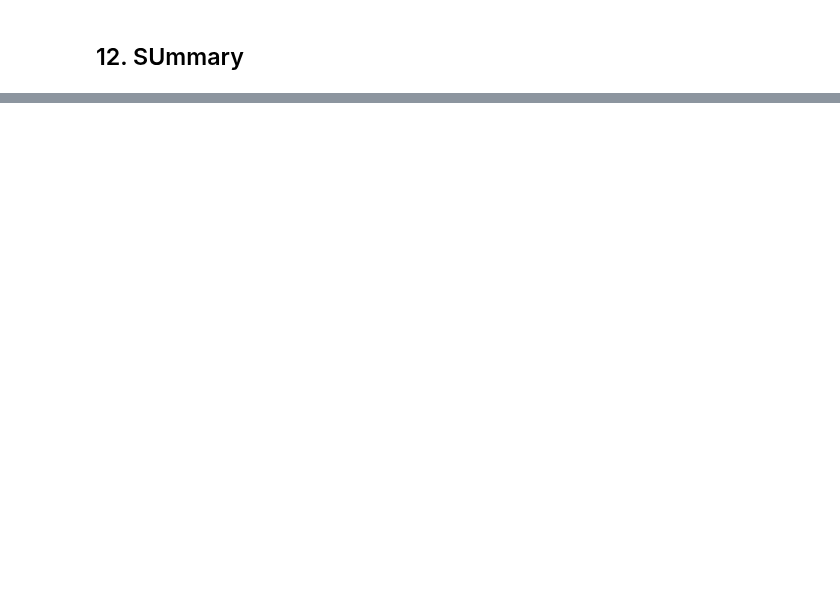
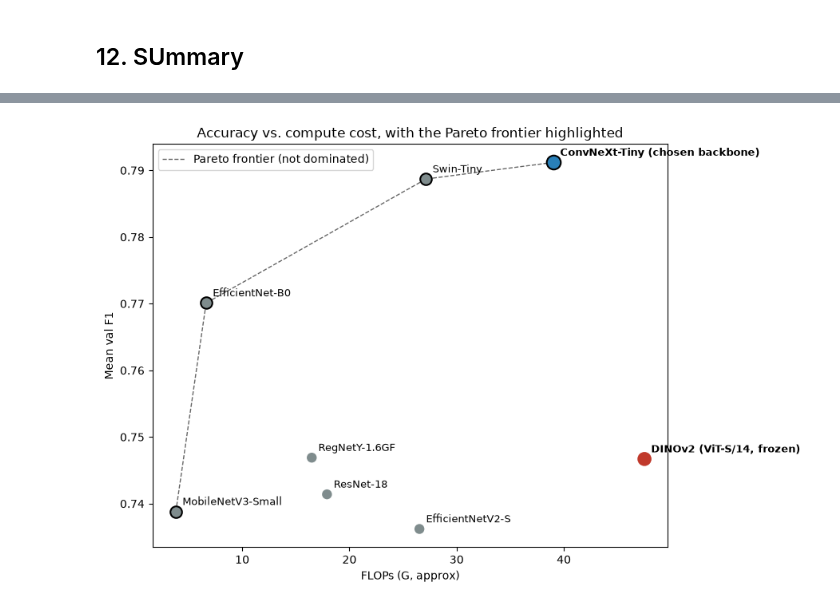
Before and after one commit to srijanani2073/multimodal-fruit-spoilage-detection, a Jupyter notebook: Code/07_backbone_benchmark.ipynb, the cells around one changed output, grey strips where cells are left out. Cells and saved outputs as stored; diff of their text form; code cells hidden in the pictures; blank space fills up the shorter version.

```diff
--- a/Code/07_backbone_benchmark.ipynb
+++ b/Code/07_backbone_benchmark.ipynb
@@ -1576,0 +1665,35 @@ print("Figures saved to:", BENCH_OUT)
+# %%
+def pareto_frontier(df, cost_col, score_col):
+    pts = df[[cost_col, score_col, "candidate", "key"]].dropna().sort_values(cost_col)
+    frontier = []
+    best_score_so_far = -np.inf
+    for _, row in pts.iterrows():
+        if row[score_col] > best_score_so_far:
+            frontier.append(row)
+            best_score_so_far = row[score_col]
+    return pd.DataFrame(frontier)
+
+plot_df_pareto = results_df.dropna(subset=["val_f1_mean", "flops_g"]).copy()
+frontier_df = pareto_frontier(plot_df_pareto, "flops_g", "val_f1_mean")
+
+fig, ax = plt.subplots(figsize=(9, 6))
+for _, row in plot_df_pareto.iterrows():
+    highlight = row["key"] in ("dinov2", "convnext_tiny")
+    color = "#c0392b" if row["key"] == "dinov2" else "#2980b9" if row["key"] == "convnext_tiny" else "#7f8c8d"
+    on_frontier = row["key"] in frontier_df["key"].values
+    ax.scatter([row["flops_g"]], [row["val_f1_mean"]], s=160 if highlight else (110 if on_frontier else 80),
+               color=color, zorder=3, edgecolors="black" if on_frontier else "none", linewidths=1.5)
+    ax.annotate(row["candidate"], (row["flops_g"], row["val_f1_mean"]),
+                textcoords="offset points", xytext=(6, 6), fontsize=9,
+                fontweight="bold" if highlight else "normal")
+frontier_sorted = frontier_df.sort_values("flops_g")
+ax.plot(frontier_sorted["flops_g"], frontier_sorted["val_f1_mean"], color="black",
+        linestyle="--", linewidth=1, alpha=0.6, label="Pareto frontier (not dominated)", zorder=2)
+ax.set_xlabel("FLOPs (G, approx)"); ax.set_ylabel("Mean val F1")
+ax.set_title("Accuracy vs. compute cost, with the Pareto frontier highlighted")
+ax.legend()
+plt.tight_layout()
+plt.savefig(BENCH_OUT / "fig_pareto_frontier.png", dpi=150)
+plt.show()
+# %% [output]
+[figure, added]
```
Also changed, not shown: parts of 11 cells of this notebook.
